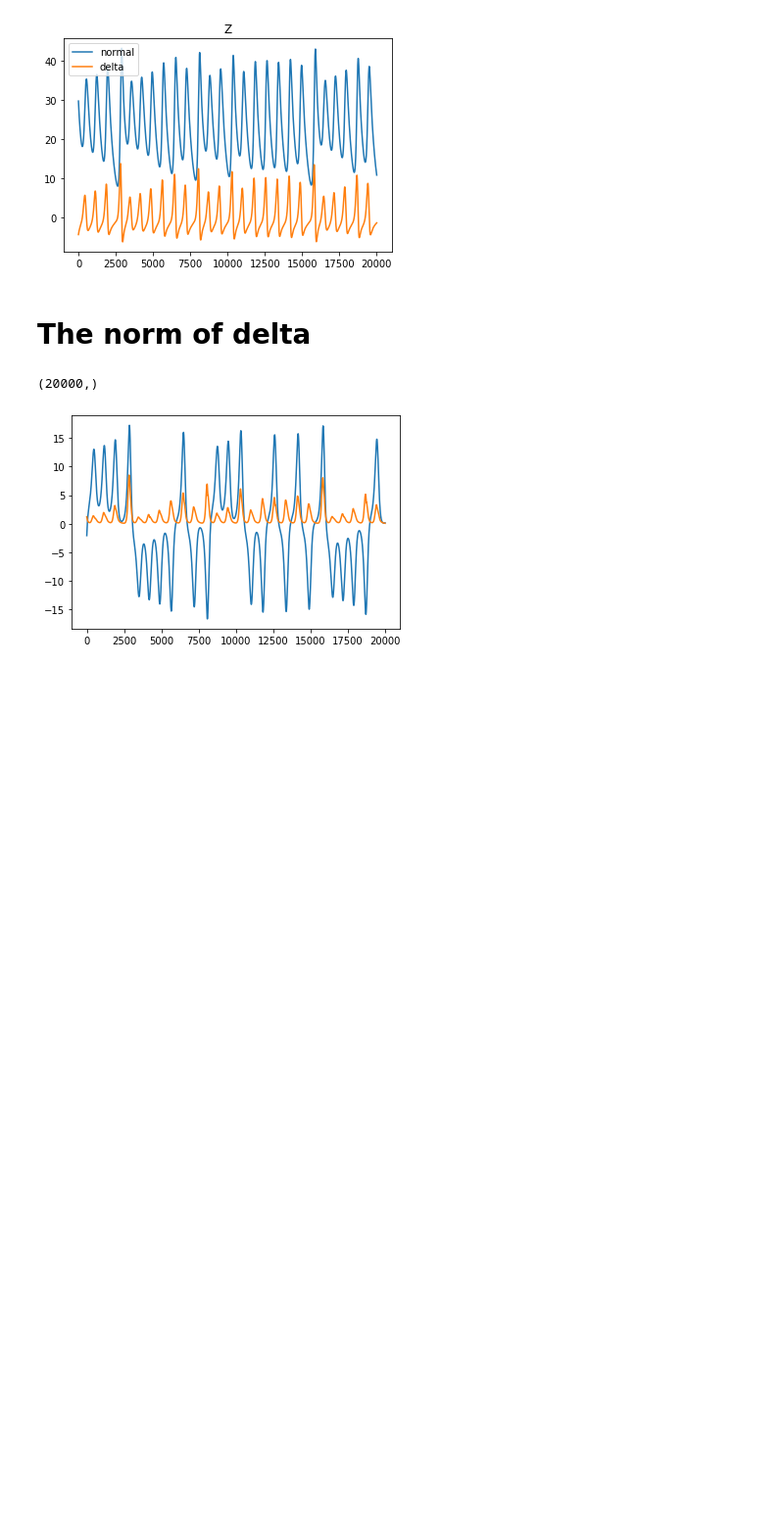
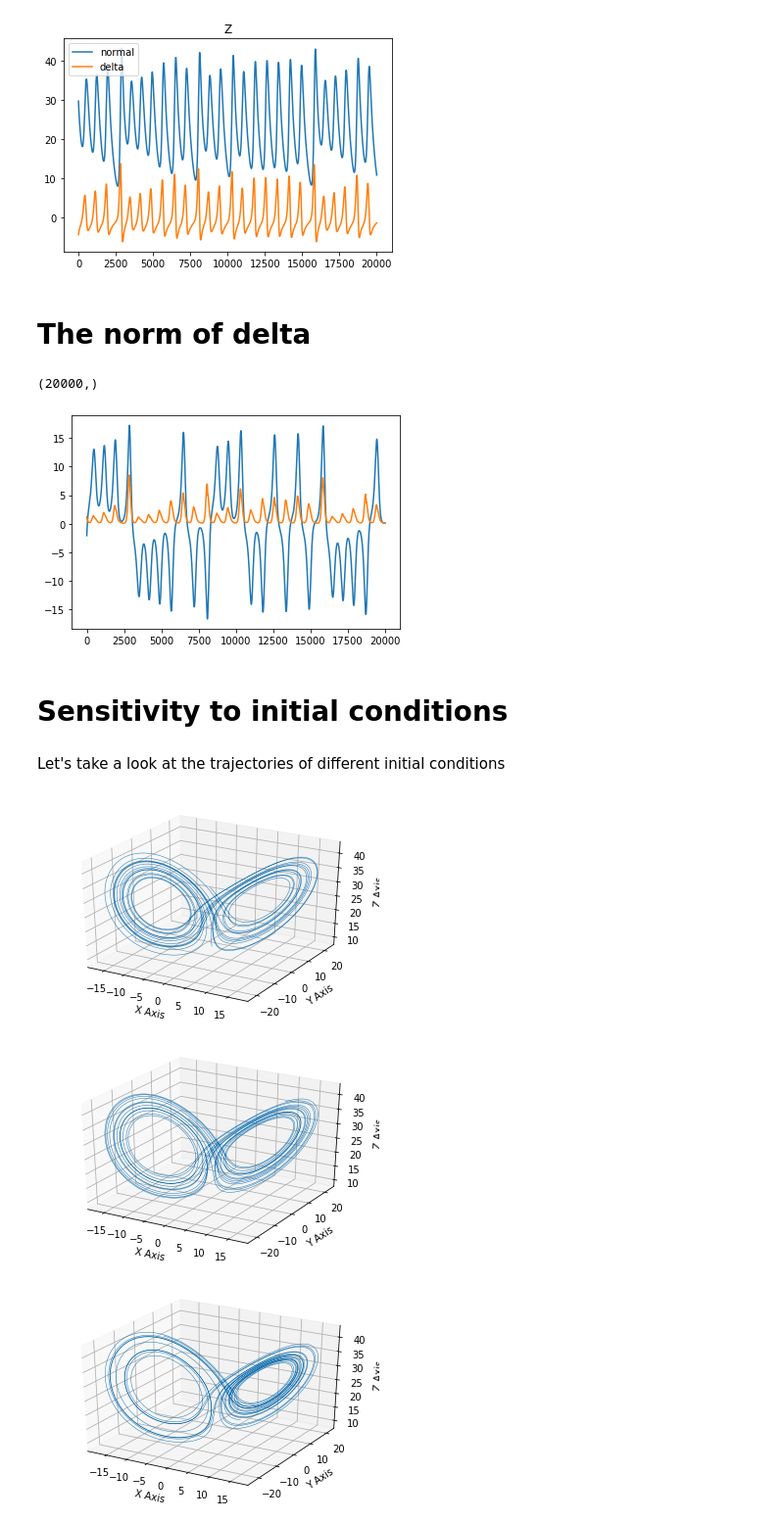
Before and after one commit to calladogt/Deep-learning-to-the-modeling-of-chaotic-dynamics-systems, a Jupyter notebook: Simulators/lorentz-simulator/lorenz-simulation.ipynb, the cells around one changed output. Shown at 98% size. Saved outputs shown, nothing was run; the diff lists cells and outputs as text; code cells hidden in the pictures; blank space fills up the shorter version.

```diff
--- a/Simulators/lorentz-simulator/lorenz-simulation.ipynb
+++ b/Simulators/lorentz-simulator/lorenz-simulation.ipynb
@@ -89,5 +89,23 @@ plt.plot(ndelta*100)
 plt.show()
 # %% [output]
 [figure]
-# %% [markdown]
-#
+# %% [markdown]
+# Sensitivity to initial conditions
+# %% [markdown]
+Let's take a look at the trajectories of different initial conditions
+# %%
+# The simulation of other trajectories
+
+res2 =  gen.full_traj(init_pos=np.ones(3)*0.011, nb_steps=100000)
+
+res3 =  gen.full_traj(init_pos=np.ones(3)*0.03, nb_steps=100000)
+
+# res was with one*0.01
+# %%
+lmap.plot_traj(res[80000:])
+lmap.plot_traj(res2[80000:])
+lmap.plot_traj(res3[80000:])
+# %% [output]
+[figure, added]
+[figure, added]
+[figure, added]
```
Also changed, not shown: parts of 2 cells of this notebook, 1 other file.
